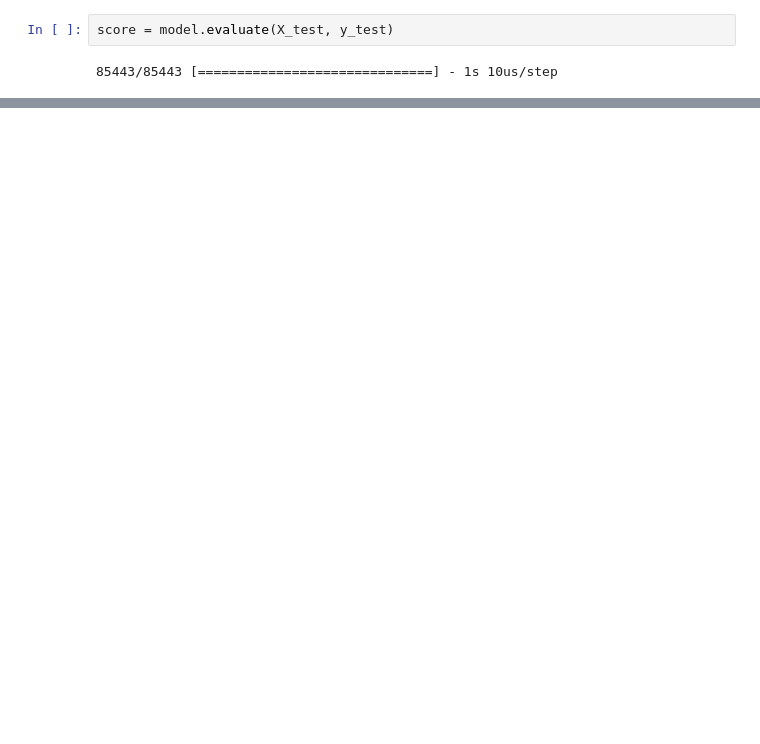
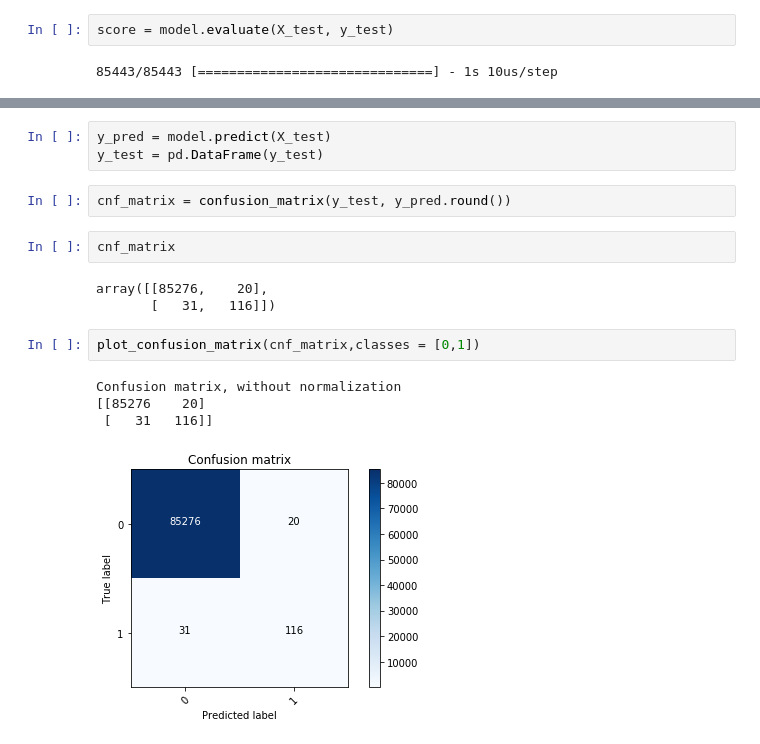
Before and after one commit to adityabisoi/credit-card-fraud-detection, a Jupyter notebook: credit-card.ipynb, the cells around one changed output, grey strips where cells are left out. Cells and saved outputs as stored; diff of their text form; blank space fills up the shorter version.

Commit message:
plot

```diff
--- a/credit-card.ipynb
+++ b/credit-card.ipynb
@@ -113,0 +154,17 @@ score
+# %%
+y_pred = model.predict(X_test)
+y_test = pd.DataFrame(y_test)
+# %%
+cnf_matrix = confusion_matrix(y_test, y_pred.round())
+# %%
+cnf_matrix
+# %% [output]
+array([[85276,    20],
+       [   31,   116]])
+# %%
+plot_confusion_matrix(cnf_matrix,classes = [0,1])
+# %% [output]
+Confusion matrix, without normalization
+[[85276    20]
+ [   31   116]]
+[figure, added]
```
Also changed, not shown: parts of 4 cells of this notebook.
